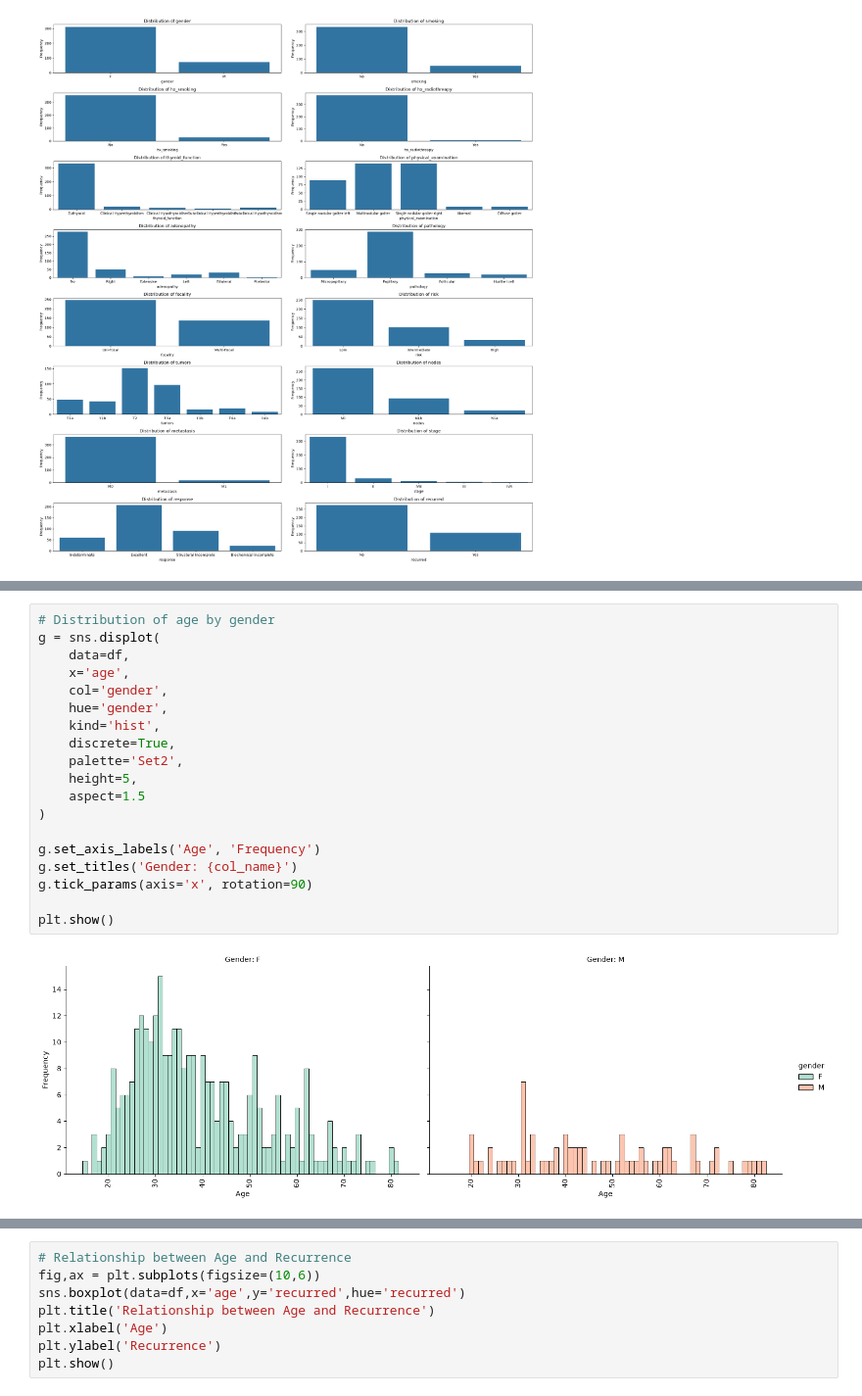
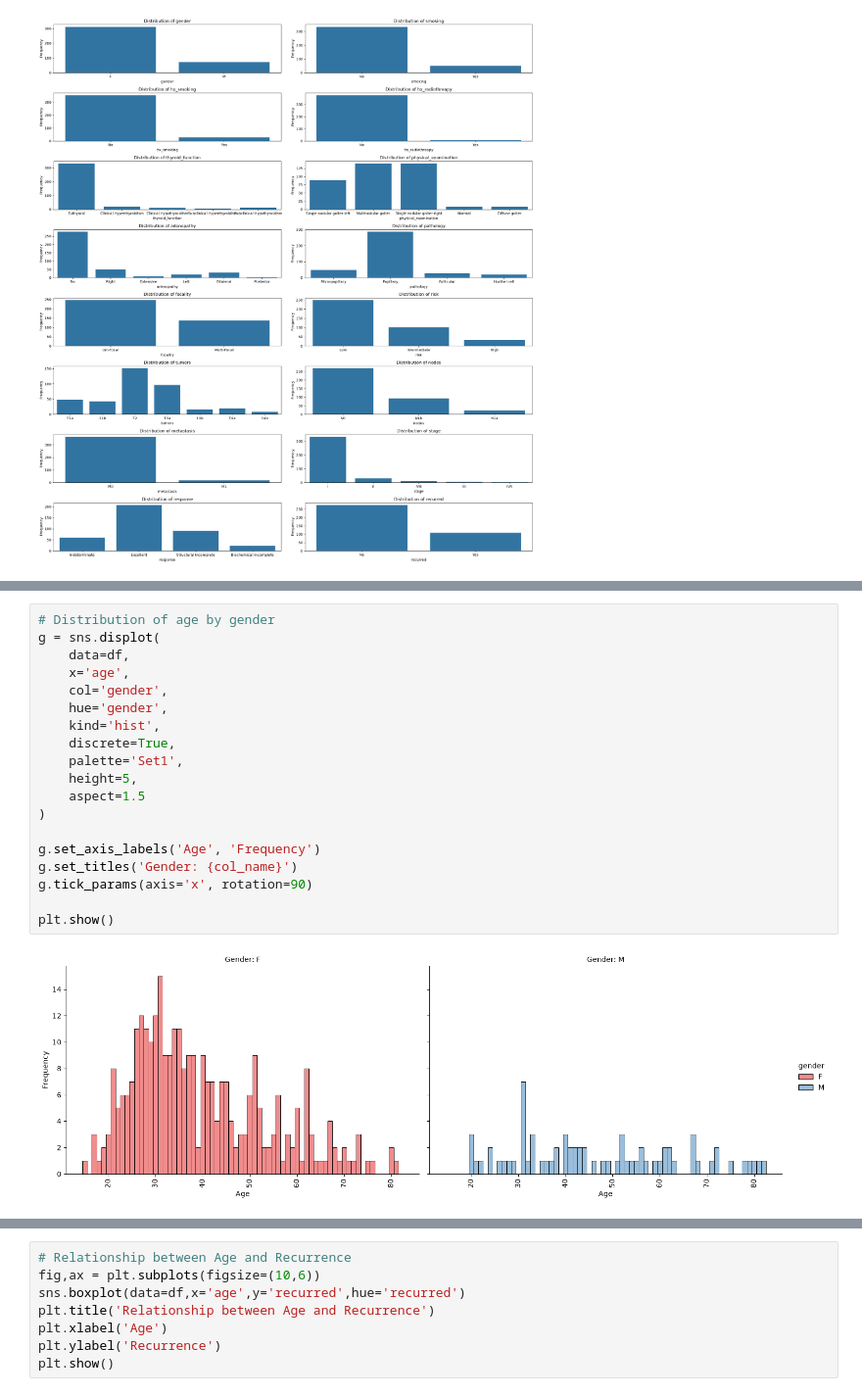
Before and after one commit to TravisArnt/thyroid-recurrence-prediction, a Jupyter notebook: notebooks/01_eda.ipynb, the cells around one changed output, grey strips where cells are left out. Shown at 98% size. Saved outputs shown, nothing was run; the diff lists cells and outputs as text.

```diff
--- a/notebooks/01_eda.ipynb
+++ b/notebooks/01_eda.ipynb
@@ -161,21 +168,21 @@ plt.show()
 # %%
 # Distribution of age by gender
 g = sns.displot(
     data=df,
     x='age',
     col='gender',
     hue='gender',
     kind='hist',
     discrete=True,
-    palette='Set2',
+    palette='Set1',
     height=5,
     aspect=1.5
 )
 
 g.set_axis_labels('Age', 'Frequency')
 g.set_titles('Gender: {col_name}')
 g.tick_params(axis='x', rotation=90)
 
 plt.show()
 # %% [output]
-[figure, old version]
+[figure, new version]
```
Also changed, not shown: parts of 19 cells of this notebook.
